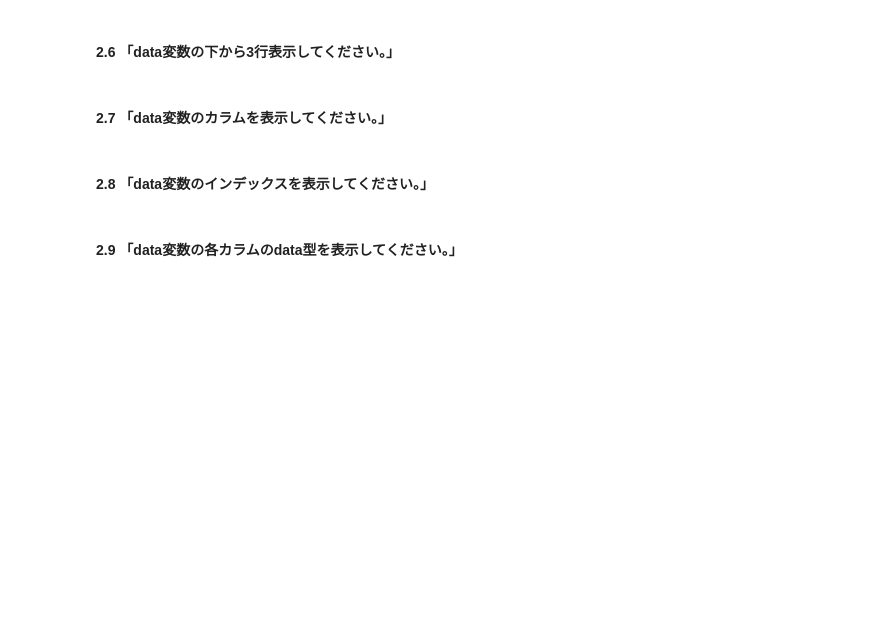
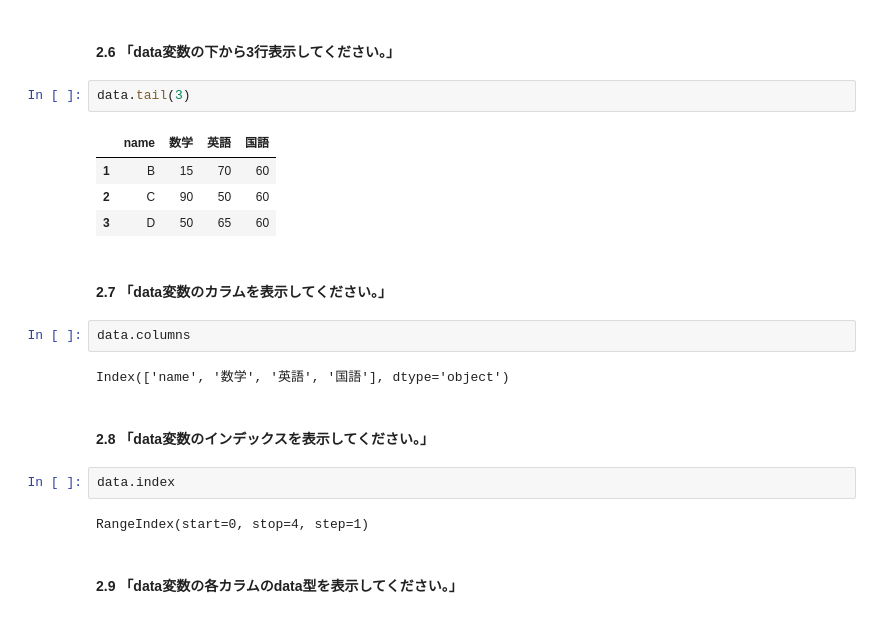
Before and after one commit to area6080/python_basic, a Jupyter notebook: pandas_editor.ipynb, the cells around one changed output. Cells and saved outputs as stored; diff of their text form; blank space fills up the shorter version.

```diff
--- a/pandas_editor.ipynb
+++ b/pandas_editor.ipynb
@@ -58,9 +93,24 @@ data_3 = pd.DataFrame({'name': ['A', 'B', 'C', 'D'],
 # %% [markdown]
 #### 2.6 「data変数の下から3行表示してください。」
+# %%
+data.tail(3)
+# %% [output]
+|  | name | 数学 | 英語 | 国語 |
+| 1 | B | 15 | 70 | 60 |
+| 2 | C | 90 | 50 | 60 |
+| 3 | D | 50 | 65 | 60 |
 # %% [markdown]
 #### 2.7 「data変数のカラムを表示してください。」
+# %%
+data.columns
+# %% [output]
+Index(['name', '数学', '英語', '国語'], dtype='object')
 # %% [markdown]
 #### 2.8 「data変数のインデックスを表示してください。」
+# %%
+data.index
+# %% [output]
+RangeIndex(start=0, stop=4, step=1)
 # %% [markdown]
 #### 2.9 「data変数の各カラムのdata型を表示してください。」
 # %% [markdown]
```
Also changed, not shown: parts of 7 cells of this notebook.
